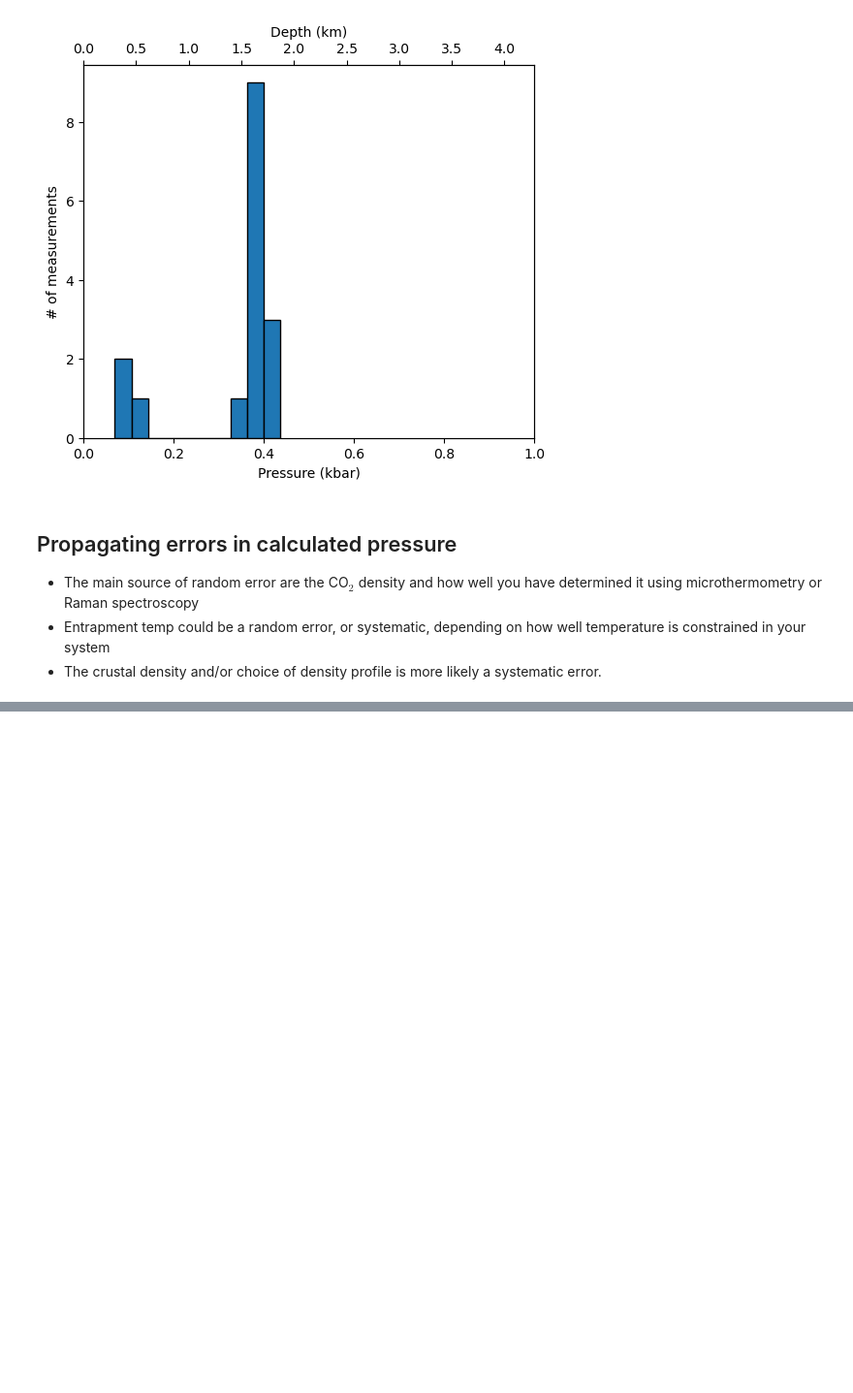
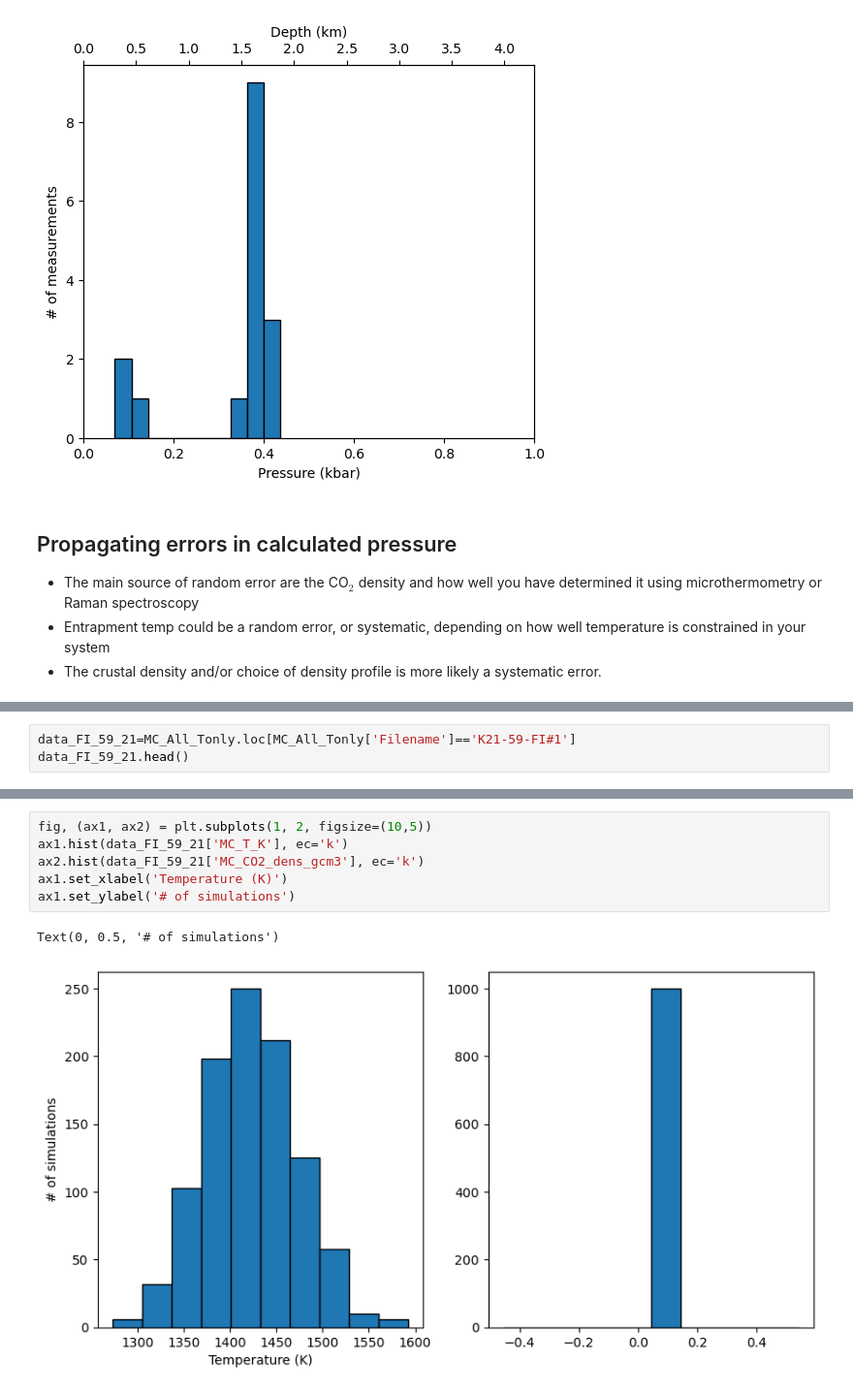
Before and after one commit to PennyWieser/DiadFit, a Jupyter notebook: docs/Examples/Example1b_CO2_Fluid_Inclusions/Step5_CO2_Density_to_pressure.ipynb, the cells around one changed output, grey strips where cells are left out. Shown at 97% size. Cells and saved outputs as stored; diff of their text form; blank space fills up the shorter version.

```diff
--- a/docs/Examples/Example1b_CO2_Fluid_Inclusions/Step5_CO2_Density_to_pressure.ipynb
+++ b/docs/Examples/Example1b_CO2_Fluid_Inclusions/Step5_CO2_Density_to_pressure.ipynb
@@ -224,0 +212,3 @@ ax1.set_ylim([ P_8kbar, P_4kbar])
+# %%
+data_FI_59_21=MC_All_Tonly.loc[MC_All_Tonly['Filename']=='K21-59-FI#1']
+data_FI_59_21.head()
@@ -224,0 +222,9 @@ ax1.set_ylim([ P_8kbar, P_4kbar])
+# %%
+fig, (ax1, ax2) = plt.subplots(1, 2, figsize=(10,5))
+ax1.hist(data_FI_59_21['MC_T_K'], ec='k')
+ax2.hist(data_FI_59_21['MC_CO2_dens_gcm3'], ec='k')
+ax1.set_xlabel('Temperature (K)')
+ax1.set_ylabel('# of simulations')
+# %% [output]
+Text(0, 0.5, '# of simulations')
+[figure, added]
```
Also changed, not shown: parts of 12 cells of this notebook, 11 other files.
